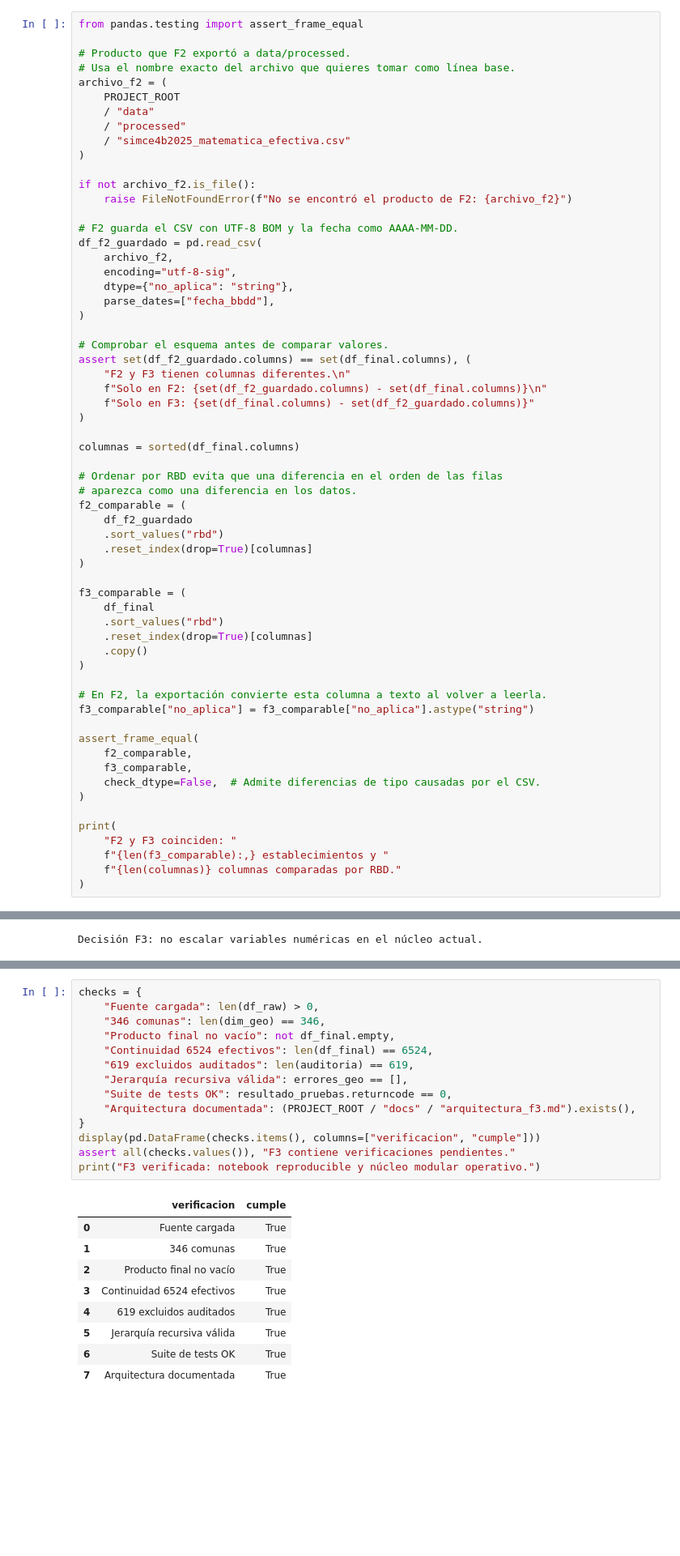
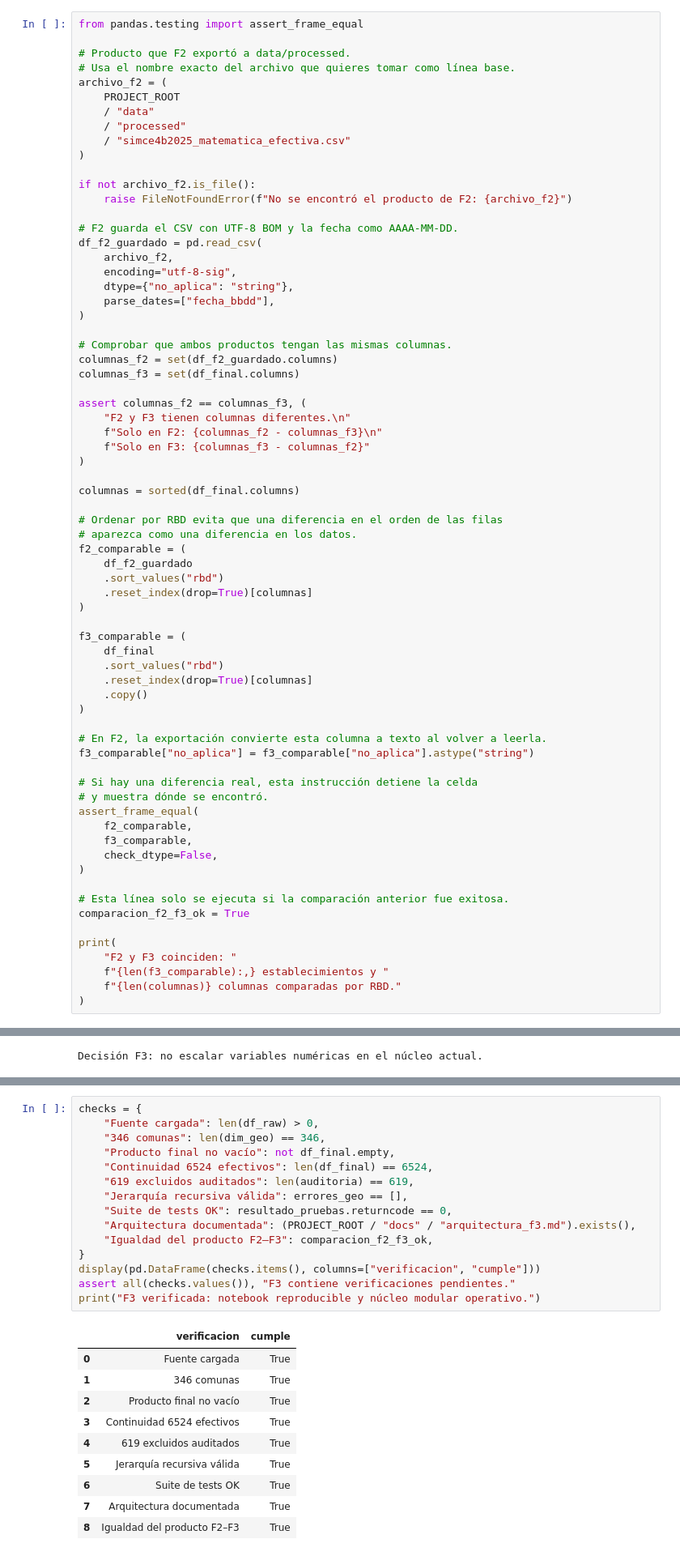
Before and after one commit to jorge170102/f1_s01_evaluacion_entregable_grupo7, a Jupyter notebook: F3/F3_Nucleo_Algoritmico.ipynb, the cells around one changed output, grey strips where cells are left out. Shown at 81% size. Drawn from its saved outputs; the diff is of its cells as text; blank space fills up the shorter version.

Commit message:
Actualización de la comparación de producto F3 con producto F2

```diff
--- a/F3/F3_Nucleo_Algoritmico.ipynb
+++ b/F3/F3_Nucleo_Algoritmico.ipynb
@@ -155,11 +155,14 @@ df_f2_guardado = pd.read_csv(
     parse_dates=["fecha_bbdd"],
 )
 
-# Comprobar el esquema antes de comparar valores.
-assert set(df_f2_guardado.columns) == set(df_final.columns), (
+# Comprobar que ambos productos tengan las mismas columnas.
+columnas_f2 = set(df_f2_guardado.columns)
+columnas_f3 = set(df_final.columns)
+
+assert columnas_f2 == columnas_f3, (
     "F2 y F3 tienen columnas diferentes.\n"
-    f"Solo en F2: {set(df_f2_guardado.columns) - set(df_final.columns)}\n"
-    f"Solo en F3: {set(df_final.columns) - set(df_f2_guardado.columns)}"
+    f"Solo en F2: {columnas_f2 - columnas_f3}\n"
+    f"Solo en F3: {columnas_f3 - columnas_f2}"
 )
 
 columnas = sorted(df_final.columns)
@@ -182,11 +185,16 @@ f3_comparable = (
 # En F2, la exportación convierte esta columna a texto al volver a leerla.
 f3_comparable["no_aplica"] = f3_comparable["no_aplica"].astype("string")
 
+# Si hay una diferencia real, esta instrucción detiene la celda
+# y muestra dónde se encontró.
 assert_frame_equal(
     f2_comparable,
     f3_comparable,
-    check_dtype=False,  # Admite diferencias de tipo causadas por el CSV.
+    check_dtype=False,
 )
+
+# Esta línea solo se ejecuta si la comparación anterior fue exitosa.
+comparacion_f2_f3_ok = True
 
 print(
     "F2 y F3 coinciden: "
@@ -531,25 +539,27 @@ Esta celda reúne las comprobaciones mínimas para confirmar que F3 terminó y q
 # %%
 checks = {
     "Fuente cargada": len(df_raw) > 0,
     "346 comunas": len(dim_geo) == 346,
     "Producto final no vacío": not df_final.empty,
     "Continuidad 6524 efectivos": len(df_final) == 6524,
     "619 excluidos auditados": len(auditoria) == 619,
     "Jerarquía recursiva válida": errores_geo == [],
     "Suite de tests OK": resultado_pruebas.returncode == 0,
     "Arquitectura documentada": (PROJECT_ROOT / "docs" / "arquitectura_f3.md").exists(),
+    "Igualdad del producto F2–F3": comparacion_f2_f3_ok,
 }
 display(pd.DataFrame(checks.items(), columns=["verificacion", "cumple"]))
 assert all(checks.values()), "F3 contiene verificaciones pendientes."
 print("F3 verificada: notebook reproducible y núcleo modular operativo.")
 # %% [output]
 |  | verificacion | cumple |
 | 0 | Fuente cargada | True |
 | 1 | 346 comunas | True |
 | 2 | Producto final no vacío | True |
 | 3 | Continuidad 6524 efectivos | True |
 | 4 | 619 excluidos auditados | True |
 | 5 | Jerarquía recursiva válida | True |
 | 6 | Suite de tests OK | True |
 | 7 | Arquitectura documentada | True |
+| 8 | Igualdad del producto F2–F3 | True |
 F3 verificada: notebook reproducible y núcleo modular operativo.
```
Also changed, not shown: parts of 4 cells of this notebook.
